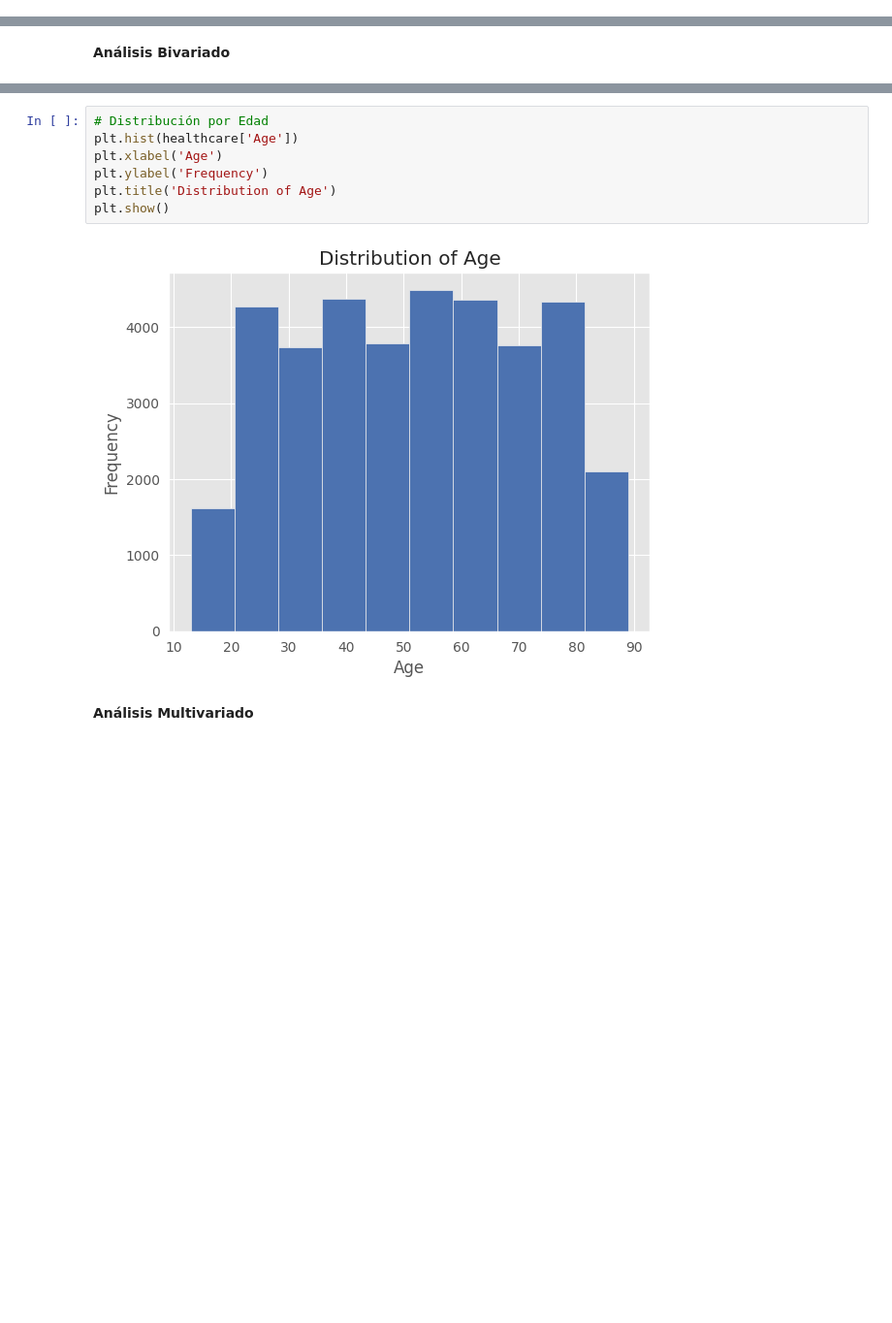
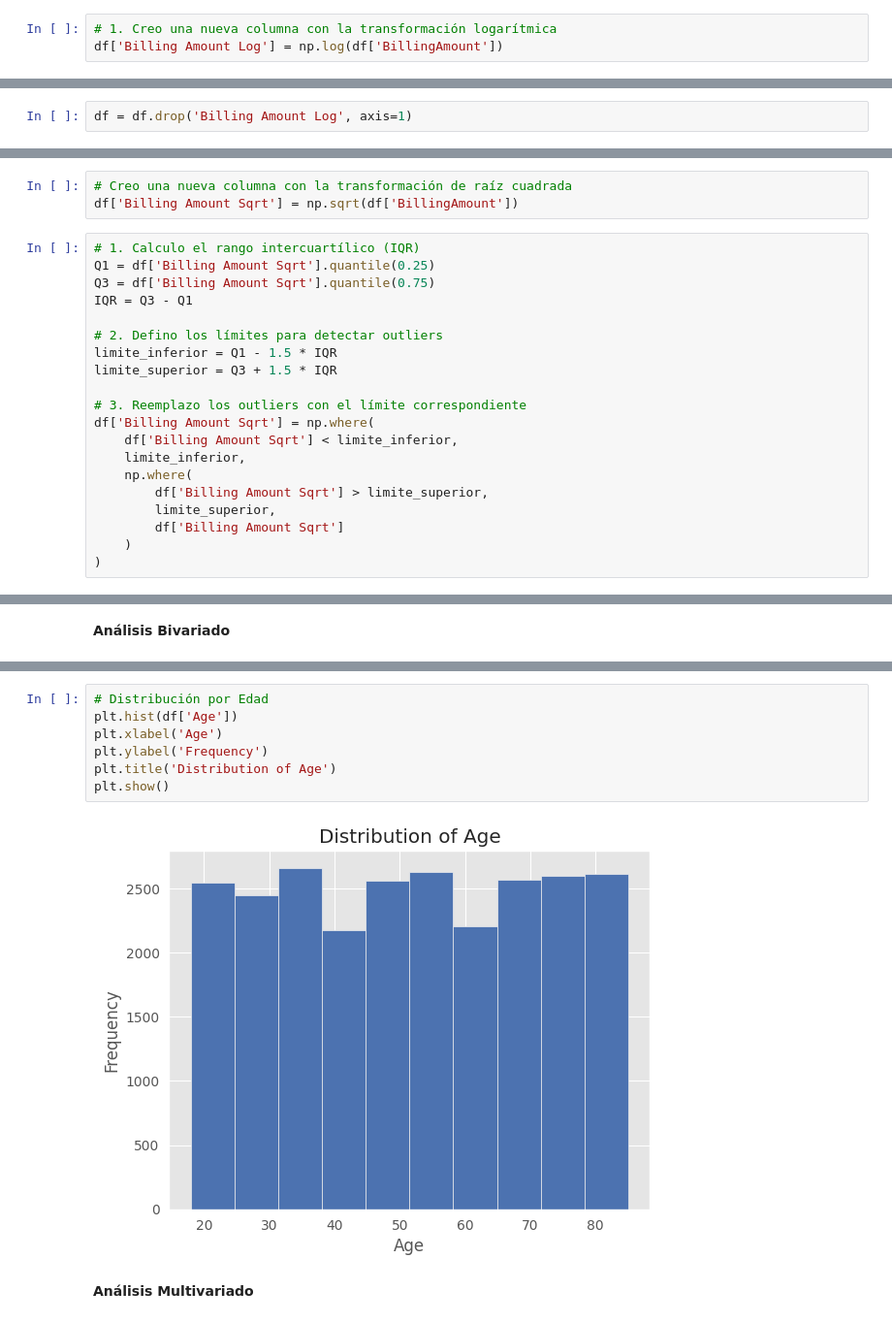
Before and after one commit to Cordobes1974/DataScience, a Jupyter notebook: ProyectoDS_ParteI_Rodrigo_Casas.ipynb, the cells around one changed output, grey strips where cells are left out. Shown: that part at 97% size. Drawn from its saved outputs; the diff is of its cells as text; blank space fills up the shorter version.

```diff
--- a/ProyectoDS_ParteI_Rodrigo_Casas.ipynb
+++ b/ProyectoDS_ParteI_Rodrigo_Casas.ipynb
@@ -378,0 +507,3 @@ Name: count, dtype: int64
+# %%
+# 1. Creo una nueva columna con la transformación logarítmica
+df['Billing Amount Log'] = np.log(df['BillingAmount'])
@@ -378,0 +544,2 @@ Name: count, dtype: int64
+# %%
+df = df.drop('Billing Amount Log', axis=1)
@@ -378,0 +573,23 @@ Name: count, dtype: int64
+# %%
+# Creo una nueva columna con la transformación de raíz cuadrada
+df['Billing Amount Sqrt'] = np.sqrt(df['BillingAmount'])
+# %%
+# 1. Calculo el rango intercuartílico (IQR)
+Q1 = df['Billing Amount Sqrt'].quantile(0.25)
+Q3 = df['Billing Amount Sqrt'].quantile(0.75)
+IQR = Q3 - Q1
+
+# 2. Defino los límites para detectar outliers
+limite_inferior = Q1 - 1.5 * IQR
+limite_superior = Q3 + 1.5 * IQR
+
+# 3. Reemplazo los outliers con el límite correspondiente
+df['Billing Amount Sqrt'] = np.where(
+    df['Billing Amount Sqrt'] < limite_inferior,
+    limite_inferior,
+    np.where(
+        df['Billing Amount Sqrt'] > limite_superior,
+        limite_superior,
+        df['Billing Amount Sqrt']
+    )
+)
@@ -404,11 +751,11 @@ Passing `palette` without assigning `hue` is deprecated and will be removed in v
 # %%
 # Distribución por Edad
-plt.hist(healthcare['Age'])
+plt.hist(df['Age'])
 plt.xlabel('Age')
 plt.ylabel('Frequency')
 plt.title('Distribution of Age')
 plt.show()
 # %% [output]
-[figure, old version]
+[figure, new version]
 # %% [markdown]
 **Análisis Multivariado**
```
Also changed, not shown: parts of 125 cells of this notebook.
